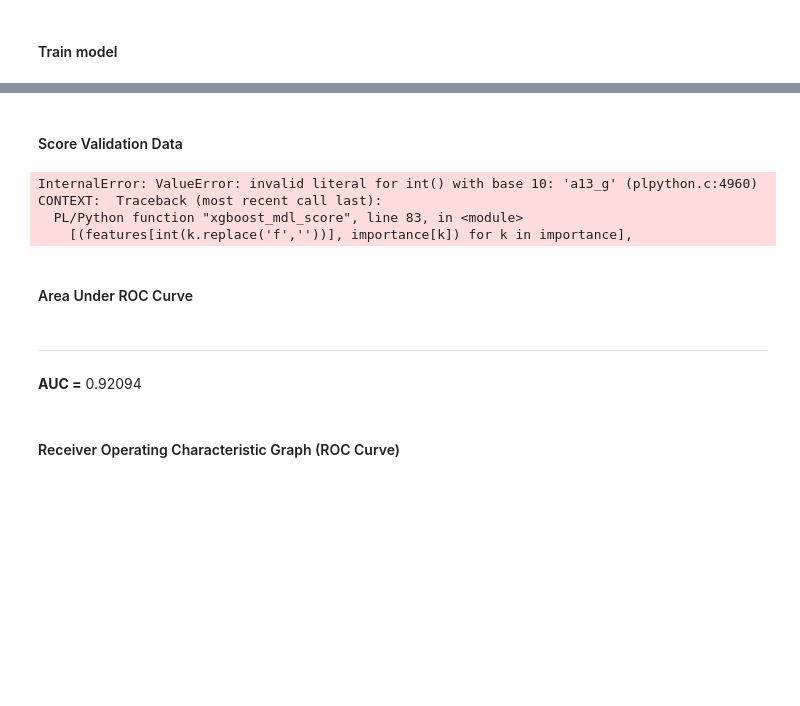
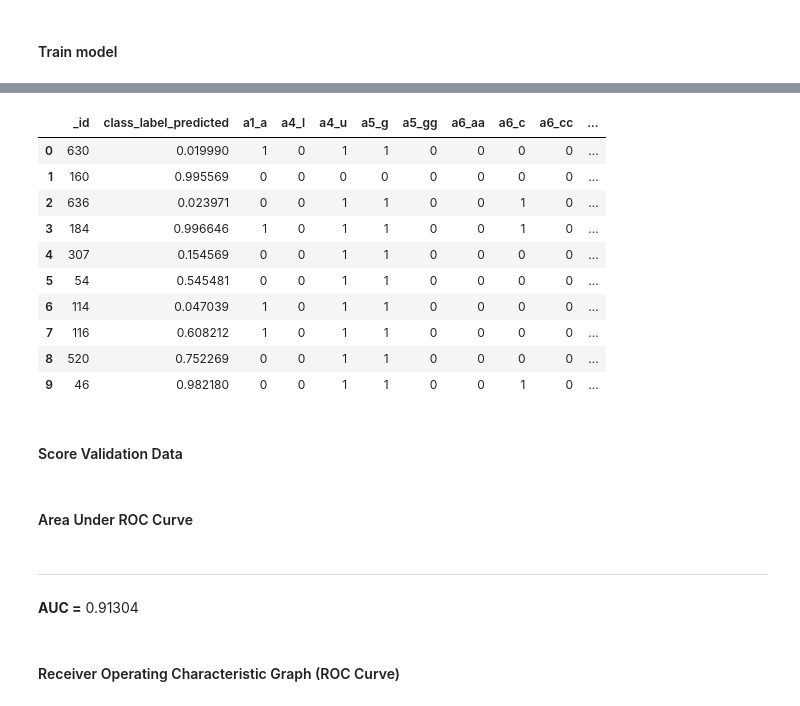
Before and after one commit to jvawdrey/gpdb5-demo, a Jupyter notebook: docker-jupyter/notebooks/Modeling Workflow Example - Greenplum Database.ipynb, the cells around one changed output, grey strips where cells are left out. Saved outputs shown, nothing was run; the diff lists cells and outputs as text; code cells hidden in the pictures; blank space fills up the shorter version.

Commit message:
xgboost fixes

```diff
--- a/docker-jupyter/notebooks/Modeling Workflow Example - Greenplum Database.ipynb
+++ b/docker-jupyter/notebooks/Modeling Workflow Example - Greenplum Database.ipynb
@@ -1177,11 +1172,23 @@ Traceback (most recent call last):
 # %%
 # view resuls
 query = """
     SELECT *
-    FROM public.xgb_mdl_results
-    ORDER BY 1
+    FROM public.model_test_scored_xg
+    LIMIT 10
 """
 query_gpdb(query)
+# %% [output]
+|  | _id | class_label_predicted | a1_a | a4_l | a4_u | a5_g | a5_gg | a6_aa | a6_c | a6_cc | ... |
+| 0 | 630 | 0.019990 | 1 | 0 | 1 | 1 | 0 | 0 | 0 | 0 | ... |
+| 1 | 160 | 0.995569 | 0 | 0 | 0 | 0 | 0 | 0 | 0 | 0 | ... |
+| 2 | 636 | 0.023971 | 0 | 0 | 1 | 1 | 0 | 0 | 1 | 0 | ... |
+| 3 | 184 | 0.996646 | 1 | 0 | 1 | 1 | 0 | 0 | 1 | 0 | ... |
+| 4 | 307 | 0.154569 | 0 | 0 | 1 | 1 | 0 | 0 | 0 | 0 | ... |
+| 5 | 54 | 0.545481 | 0 | 0 | 1 | 1 | 0 | 0 | 0 | 0 | ... |
+| 6 | 114 | 0.047039 | 1 | 0 | 1 | 1 | 0 | 0 | 0 | 0 | ... |
+| 7 | 116 | 0.608212 | 1 | 0 | 1 | 1 | 0 | 0 | 0 | 0 | ... |
+| 8 | 520 | 0.752269 | 0 | 0 | 1 | 1 | 0 | 0 | 0 | 0 | ... |
+| 9 | 46 | 0.982180 | 0 | 0 | 1 | 1 | 0 | 0 | 1 | 0 | ... |
 # %% [markdown]
 <a id="xg_score_out_of_sample"></a>
 #### Score Validation Data
@@ -1203,29 +1210,27 @@ query = """
     DROP TABLE IF EXISTS public.model_test_scored_tmp;
     CREATE TABLE public.model_test_scored_tmp AS
     SELECT *
-    FROM public.model_test_scored_xg
-    JOIN public.model_test
+    FROM (
+        SELECT _id AS _id
+              ,class_label_predicted
+        FROM public.model_test_scored_xg
+    ) l JOIN public.model_test
     USING (_id);
     DROP TABLE public.model_test_scored_xg;
     ALTER TABLE public.model_test_scored_tmp RENAME TO model_test_scored_xg;
 """
 cur.execute(query)
-# %% [output]
-InternalError: ValueError: invalid literal for int() with base 10: 'a13_g' (plpython.c:4960)
-CONTEXT:  Traceback (most recent call last):
-  PL/Python function "xgboost_mdl_score", line 83, in <module>
-    [(features[int(k.replace('f',''))], importance[k]) for k in importance],
 # %% [markdown]
 <a id="xg_auc"></a>
 #### Area Under ROC Curve
 # %%
 # auc
 query = """
-    DROP TABLE IF EXISTS public.model_test_scored_auc;
+    DROP TABLE IF EXISTS public.model_test_scored_xg_auc;
     SELECT madlib.area_under_roc(
-        'public.model_test_scored'
-       ,'public.model_test_scored_auc'
-       ,'estimated_prob_1'
+        'public.model_test_scored_xg'
+       ,'public.model_test_scored_xg_auc'
+       ,'class_label_predicted'
        ,'approval'
     )
 """
@@ -1233,7 +1238,7 @@ cur.execute(query)
 
 query = """
     SELECT *
-    FROM public.model_test_scored_auc;
+    FROM public.model_test_scored_xg_auc;
 """
 auc = query_gpdb(query)['area_under_roc'][0]
 
@@ -1241,7 +1246,7 @@ message = """-----\n **AUC =** {:0.5f}""".format(auc)
 printmd(message)
 # %% [output]
 -----
- **AUC =** 0.92094
+ **AUC =** 0.91304
 # %% [markdown]
 <a id="xg_roc"></a>
 #### Receiver Operating Characteristic Graph (ROC Curve)
```
Also changed, not shown: parts of 11 cells of this notebook, 1 other file.
